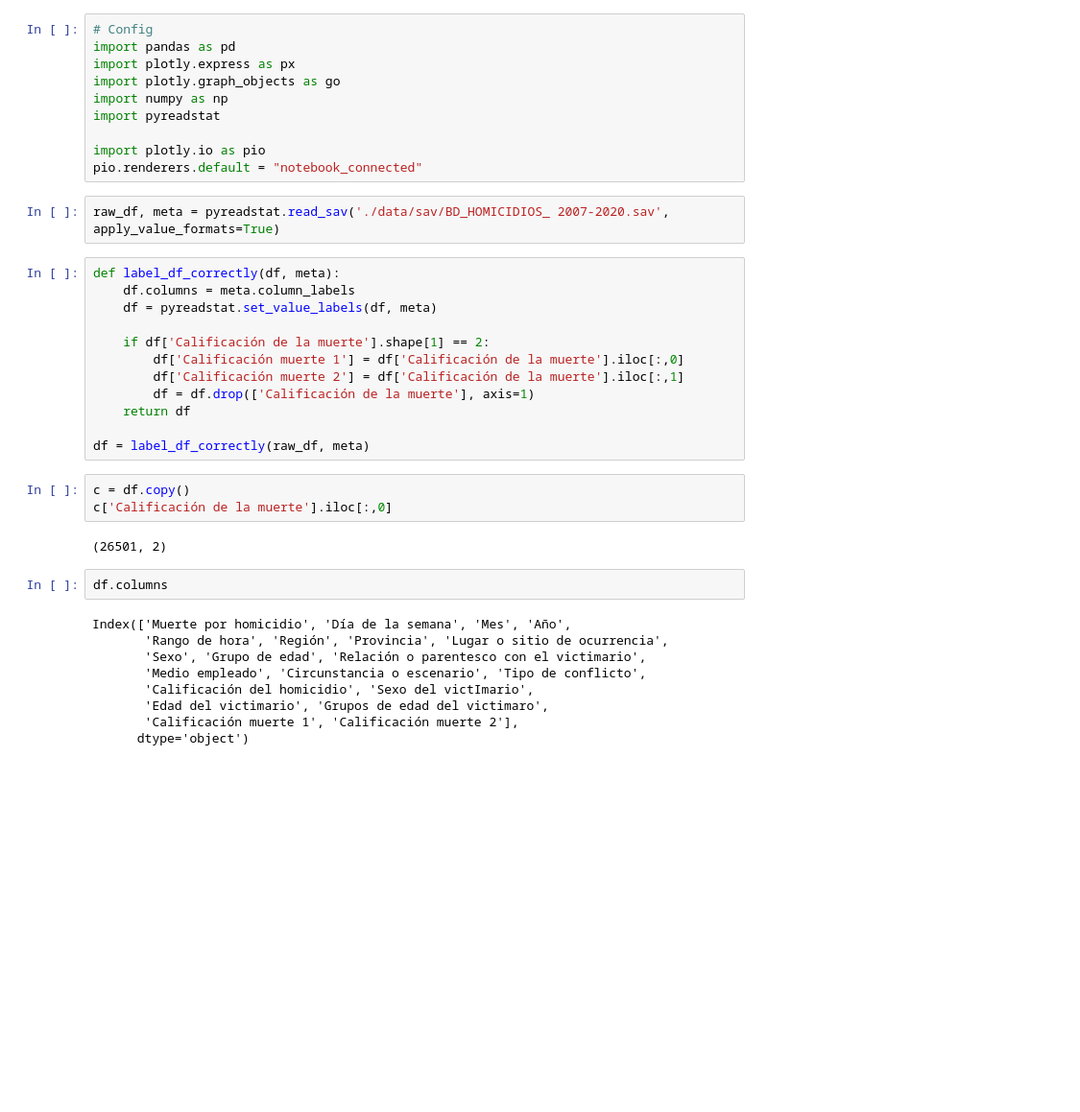
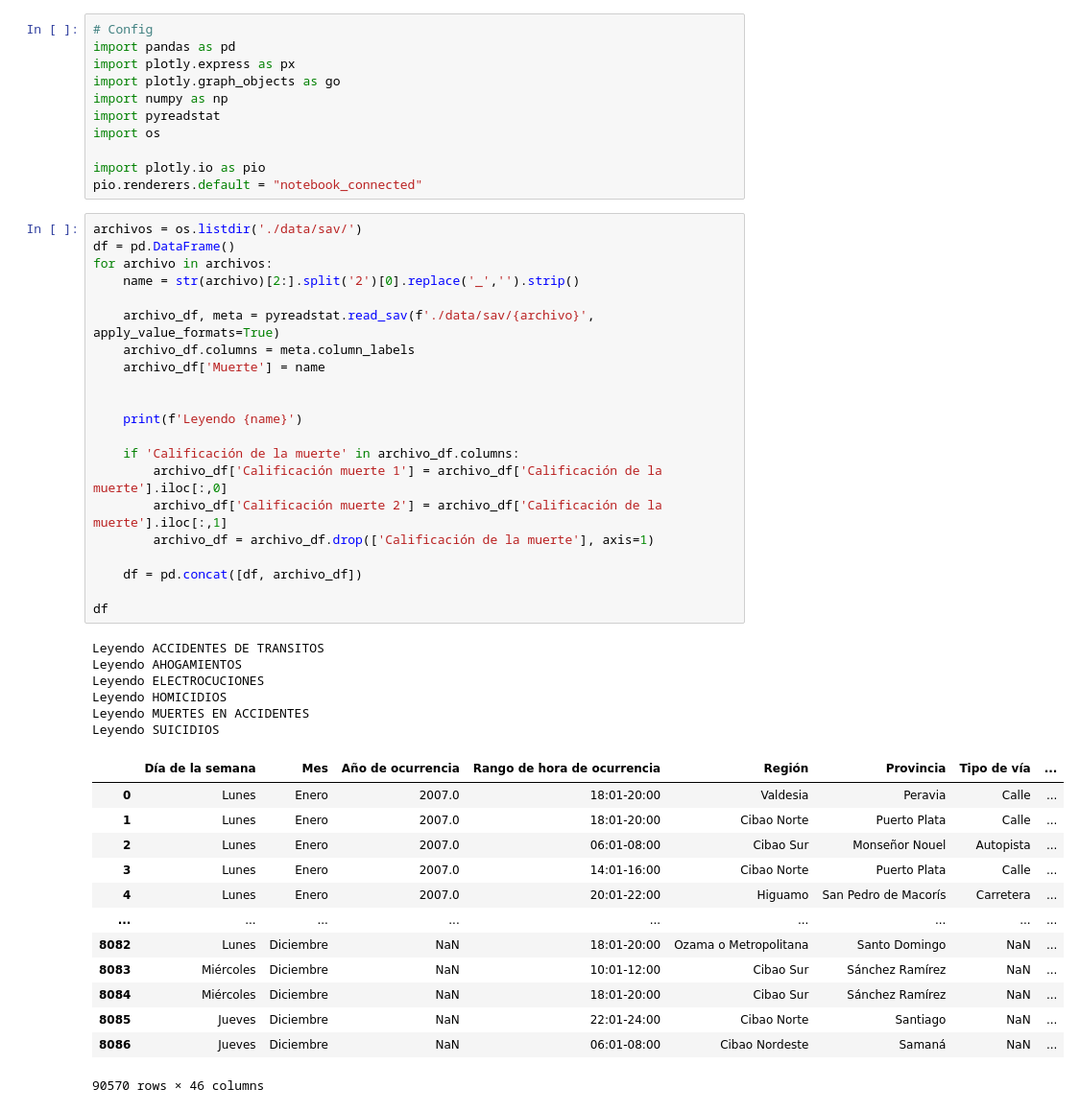
Before and after one commit to auguste-dupin/Muertes, a Jupyter notebook: exploredata.ipynb, the cells around one changed output. Shown: that part at 96% size. Cells and saved outputs as stored; diff of their text form; blank space fills up the shorter version.

```diff
--- a/exploredata.ipynb
+++ b/exploredata.ipynb
@@ -5,36 +5,48 @@ import plotly.express as px
 import plotly.graph_objects as go
 import numpy as np
 import pyreadstat
+import os
 
 import plotly.io as pio
 pio.renderers.default = "notebook_connected"
-# %%
-raw_df, meta = pyreadstat.read_sav('./data/sav/BD_HOMICIDIOS_ 2007-2020.sav', apply_value_formats=True)
 # %%
-def label_df_correctly(df, meta):
-    df.columns = meta.column_labels
-    df = pyreadstat.set_value_labels(df, meta)
+archivos = os.listdir('./data/sav/')
+df = pd.DataFrame()
+for archivo in archivos:
+    name = str(archivo)[2:].split('2')[0].replace('_','').strip()
 
-    if df['Calificación de la muerte'].shape[1] == 2:
-        df['Calificación muerte 1'] = df['Calificación de la muerte'].iloc[:,0]
-        df['Calificación muerte 2'] = df['Calificación de la muerte'].iloc[:,1]
-        df = df.drop(['Calificación de la muerte'], axis=1)
-    return df
+    archivo_df, meta = pyreadstat.read_sav(f'./data/sav/{archivo}', apply_value_formats=True)
+    archivo_df.columns = meta.column_labels
+    archivo_df['Muerte'] = name
 
-df = label_df_correctly(raw_df, meta)
+
+    print(f'Leyendo {name}')
+
+    if 'Calificación de la muerte' in archivo_df.columns:
+        archivo_df['Calificación muerte 1'] = archivo_df['Calificación de la muerte'].iloc[:,0]
+        archivo_df['Calificación muerte 2'] = archivo_df['Calificación de la muerte'].iloc[:,1]
+        archivo_df = archivo_df.drop(['Calificación de la muerte'], axis=1)
+
+    df = pd.concat([df, archivo_df])
+
+df
+# %% [output]
+Leyendo ACCIDENTES DE TRANSITOS
+Leyendo AHOGAMIENTOS
+Leyendo ELECTROCUCIONES
+Leyendo HOMICIDIOS
+Leyendo MUERTES EN ACCIDENTES
+Leyendo SUICIDIOS
+|  | Día de la semana | Mes | Año de ocurrencia | Rango de hora de ocurrencia | Región | Provincia | Tipo de vía | ... |
+| 0 | Lunes | Enero | 2007.0 | 18:01-20:00 | Valdesia | Peravia | Calle | ... |
+| 1 | Lunes | Enero | 2007.0 | 18:01-20:00 | Cibao Norte | Puerto Plata | Calle | ... |
+| 2 | Lunes | Enero | 2007.0 | 06:01-08:00 | Cibao Sur | Monseñor Nouel | Autopista | ... |
+| 3 | Lunes | Enero | 2007.0 | 14:01-16:00 | Cibao Norte | Puerto Plata | Calle | ... |
+| 4 | Lunes | Enero | 2007.0 | 20:01-22:00 | Higuamo | San Pedro de Macorís | Carretera | ... |
+| ... | ... | ... | ... | ... | ... | ... | ... | ... |
+| 8082 | Lunes | Diciembre | NaN | 18:01-20:00 | Ozama o Metropolitana | Santo Domingo | NaN | ... |
+| 8083 | Miércoles | Diciembre | NaN | 10:01-12:00 | Cibao Sur | Sánchez Ramírez | NaN | ... |
+| 8084 | Miércoles | Diciembre | NaN | 18:01-20:00 | Cibao Sur | Sánchez Ramírez | NaN | ... |
+| 8085 | Jueves | Diciembre | NaN | 22:01-24:00 | Cibao Norte | Santiago | NaN | ... |
+| 8086 | Jueves | Diciembre | NaN | 06:01-08:00 | Cibao Nordeste | Samaná | NaN | ... |
+90570 rows × 46 columns
-# %%
-c = df.copy()
-c['Calificación de la muerte'].iloc[:,0]
-# %% [output]
-(26501, 2)
-# %%
-df.columns
-# %% [output]
-Index(['Muerte por homicidio', 'Día de la semana', 'Mes', 'Año',
-       'Rango de hora', 'Región', 'Provincia', 'Lugar o sitio de ocurrencia',
-       'Sexo', 'Grupo de edad', 'Relación o parentesco con el victimario',
-       'Medio empleado', 'Circunstancia o escenario', 'Tipo de conflicto',
-       'Calificación del homicidio', 'Sexo del victImario',
-       'Edad del victimario', 'Grupos de edad del victimaro',
-       'Calificación muerte 1', 'Calificación muerte 2'],
-      dtype='object')
```
Also changed, not shown: parts of 3 cells of this notebook, 5 other files.
